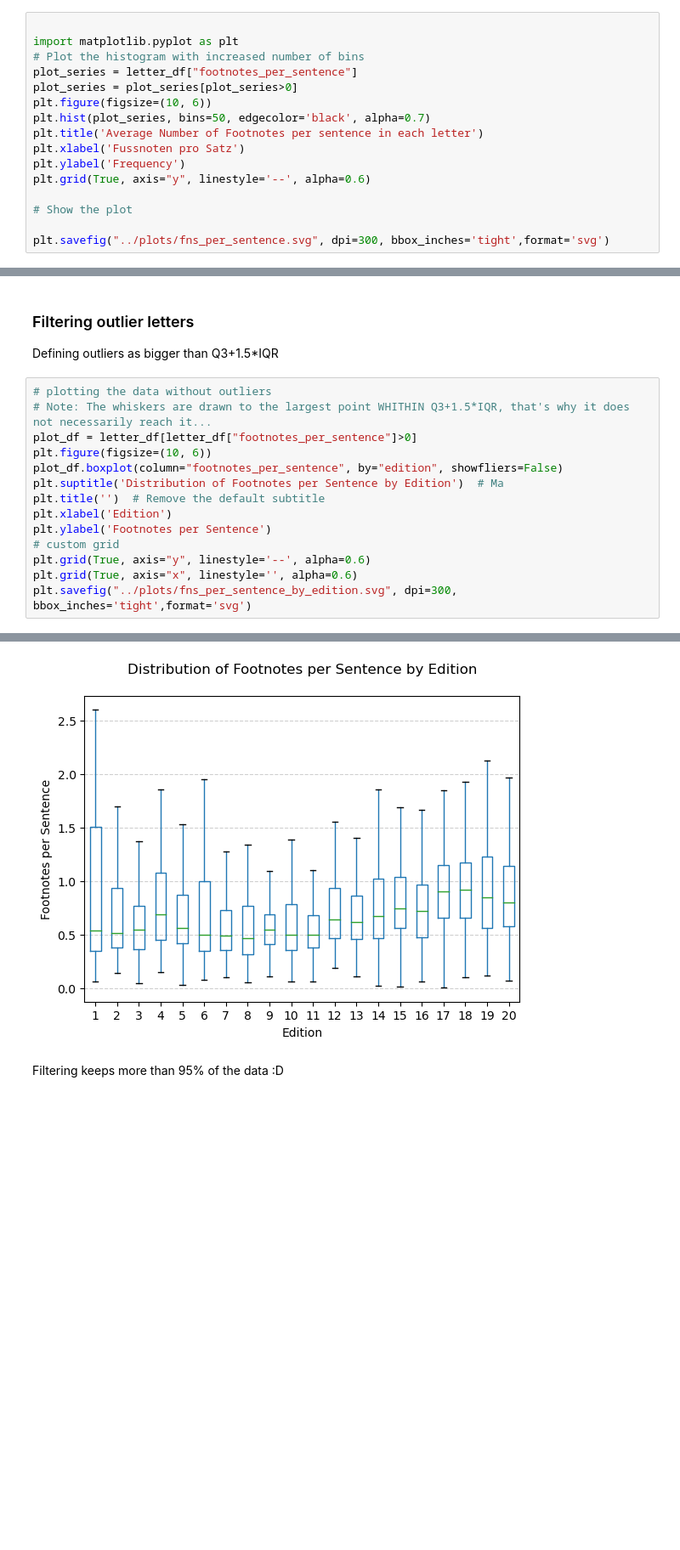
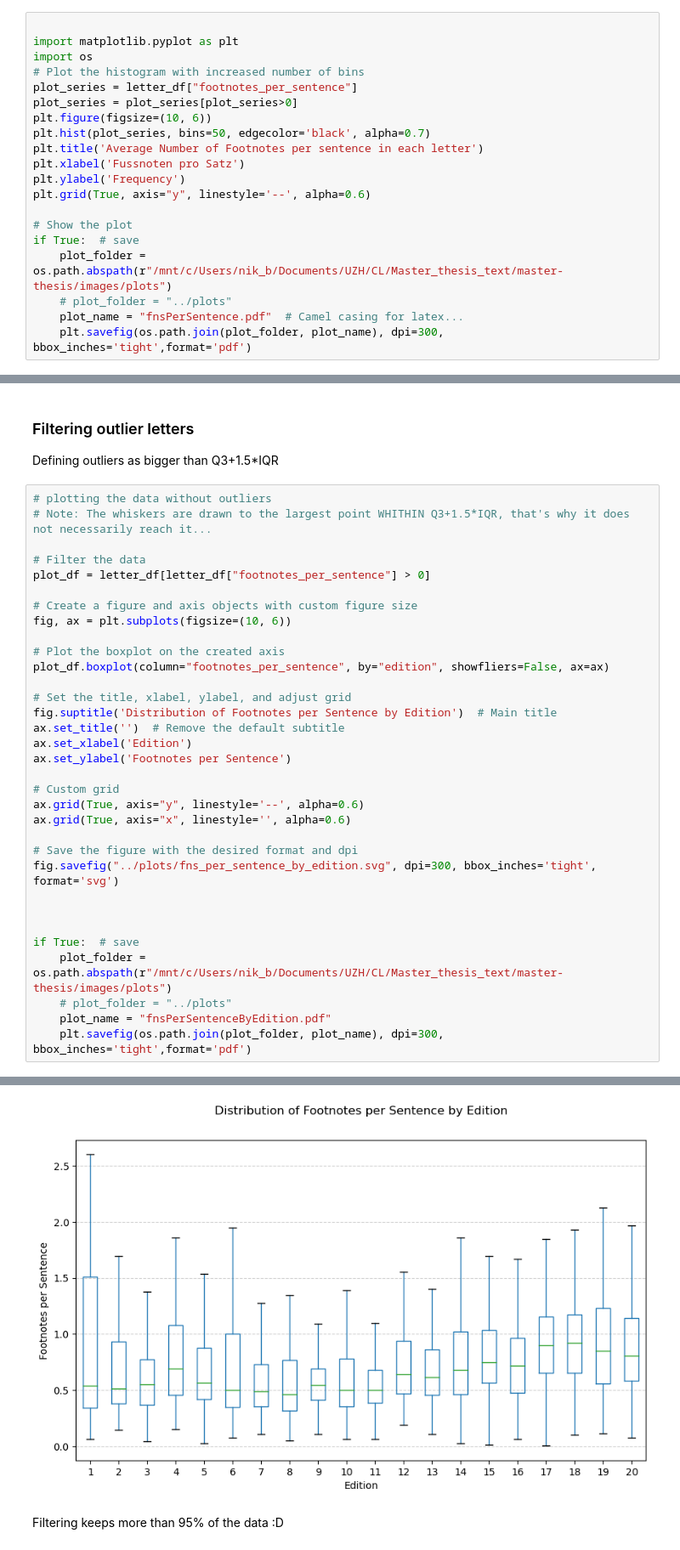
Before and after one commit to Boffl/BullingerDigitalLMFootnotes, a Jupyter notebook: data_analysis_and_preparation/prepare_data.ipynb, the cells around one changed output, grey strips where cells are left out. Shown: that part at 85% size. Cells and saved outputs as stored; diff of their text form; blank space fills up the shorter version.

Commit message:
beautify plots

```diff
--- a/data_analysis_and_preparation/prepare_data.ipynb
+++ b/data_analysis_and_preparation/prepare_data.ipynb
@@ -58,6 +58,7 @@ The letter with 600 Footnotes is also a very long one. One letter has almost 5 c
 # %%
 
 import matplotlib.pyplot as plt
+import os
 # Plot the histogram with increased number of bins
 plot_series = letter_df["footnotes_per_sentence"]
 plot_series = plot_series[plot_series>0]
@@ -69,8 +70,11 @@ plt.ylabel('Frequency')
 plt.grid(True, axis="y", linestyle='--', alpha=0.6)
 
 # Show the plot
-
-plt.savefig("../plots/fns_per_sentence.svg", dpi=300, bbox_inches='tight',format='svg')
+if True:  # save
+    plot_folder = os.path.abspath(r"/mnt/c/Users/nik_b/Documents/UZH/CL/Master_thesis_text/master-thesis/images/plots")
+    # plot_folder = "../plots"
+    plot_name = "fnsPerSentence.pdf"  # Camel casing for latex...
+    plt.savefig(os.path.join(plot_folder, plot_name), dpi=300, bbox_inches='tight',format='pdf')
 # %% [output]
 [figure]
 # %%
@@ -98,15 +102,34 @@ Defining outliers as bigger than Q3+1.5*IQR
 # %%
 # plotting the data without outliers
 # Note: The whiskers are drawn to the largest point WHITHIN Q3+1.5*IQR, that's why it does not necessarily reach it...
-plot_df = letter_df[letter_df["footnotes_per_sentence"]>0]
-plt.figure(figsize=(10, 6))
-plot_df.boxplot(column="footnotes_per_sentence", by="edition", showfliers=False)
-plt.suptitle('Distribution of Footnotes per Sentence by Edition')  # Ma
-plt.title('')  # Remove the default subtitle
-plt.xlabel('Edition')
-plt.ylabel('Footnotes per Sentence')
-# custom grid
-plt.grid(True, axis="y", linestyle='--', alpha=0.6)
-plt.grid(True, axis="x", linestyle='', alpha=0.6)
-plt.savefig("../plots/fns_per_sentence_by_edition.svg", dpi=300, bbox_inches='tight',format='svg')
+
+# Filter the data
+plot_df = letter_df[letter_df["footnotes_per_sentence"] > 0]
+
+# Create a figure and axis objects with custom figure size
+fig, ax = plt.subplots(figsize=(10, 6))
+
+# Plot the boxplot on the created axis
+plot_df.boxplot(column="footnotes_per_sentence", by="edition", showfliers=False, ax=ax)
+
+# Set the title, xlabel, ylabel, and adjust grid
+fig.suptitle('Distribution of Footnotes per Sentence by Edition')  # Main title
+ax.set_title('')  # Remove the default subtitle
+ax.set_xlabel('Edition')
+ax.set_ylabel('Footnotes per Sentence')
+
+# Custom grid
+ax.grid(True, axis="y", linestyle='--', alpha=0.6)
+ax.grid(True, axis="x", linestyle='', alpha=0.6)
+
+# Save the figure with the desired format and dpi
+fig.savefig("../plots/fns_per_sentence_by_edition.svg", dpi=300, bbox_inches='tight', format='svg')
+
+
+
+if True:  # save
+    plot_folder = os.path.abspath(r"/mnt/c/Users/nik_b/Documents/UZH/CL/Master_thesis_text/master-thesis/images/plots")
+    # plot_folder = "../plots"
+    plot_name = "fnsPerSentenceByEdition.pdf"
+    plt.savefig(os.path.join(plot_folder, plot_name), dpi=300, bbox_inches='tight',format='pdf')
 # %% [output]
@@ -114,4 +136,4 @@ plt.savefig("../plots/fns_per_sentence_by_edition.svg", dpi=300, bbox_inches='ti
-[figure, old version]
+[figure, new version]
 # %% [markdown]
 Filtering keeps more than 95% of the data :D
 # %%
```
Also changed, not shown: parts of 5 cells of this notebook, 3 other files.
